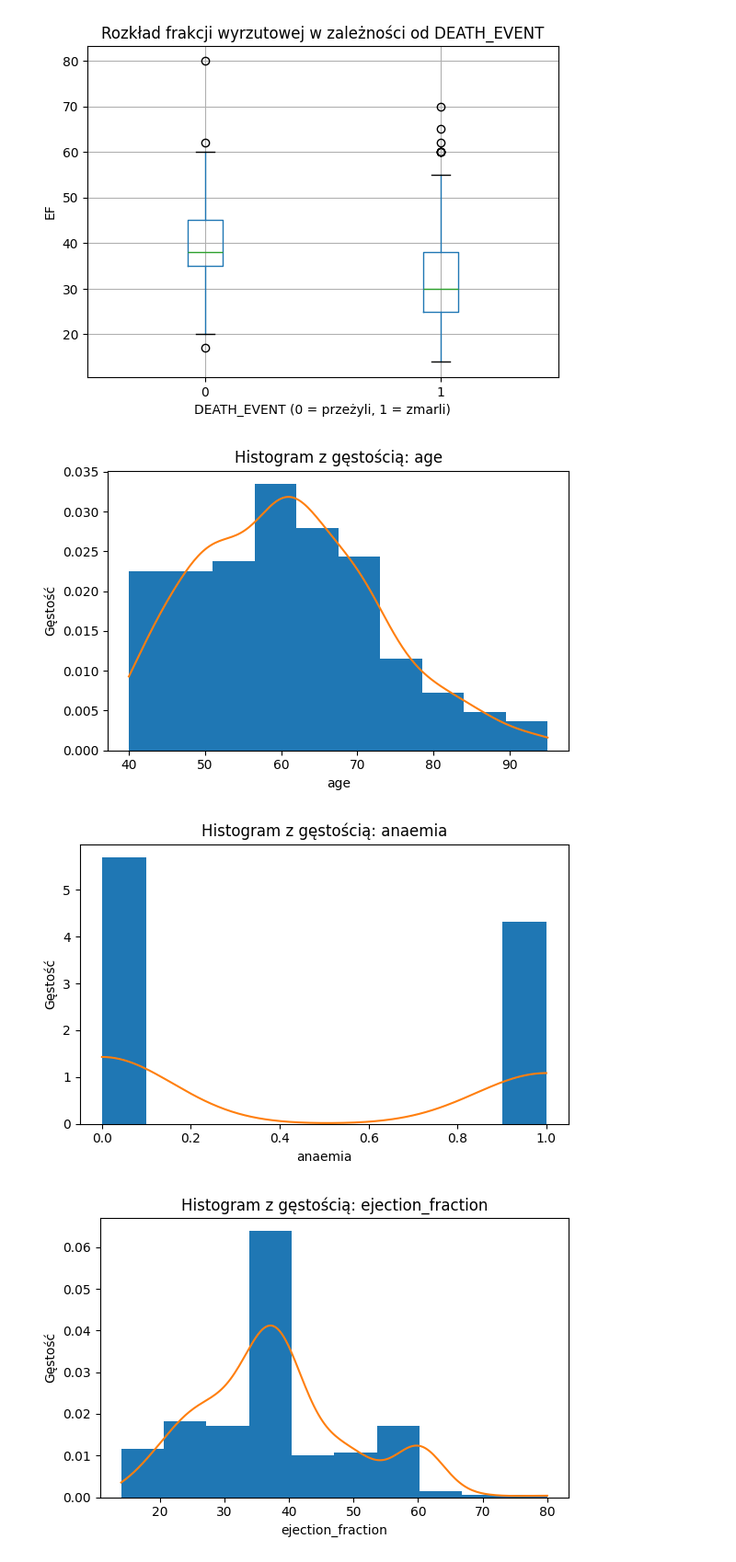
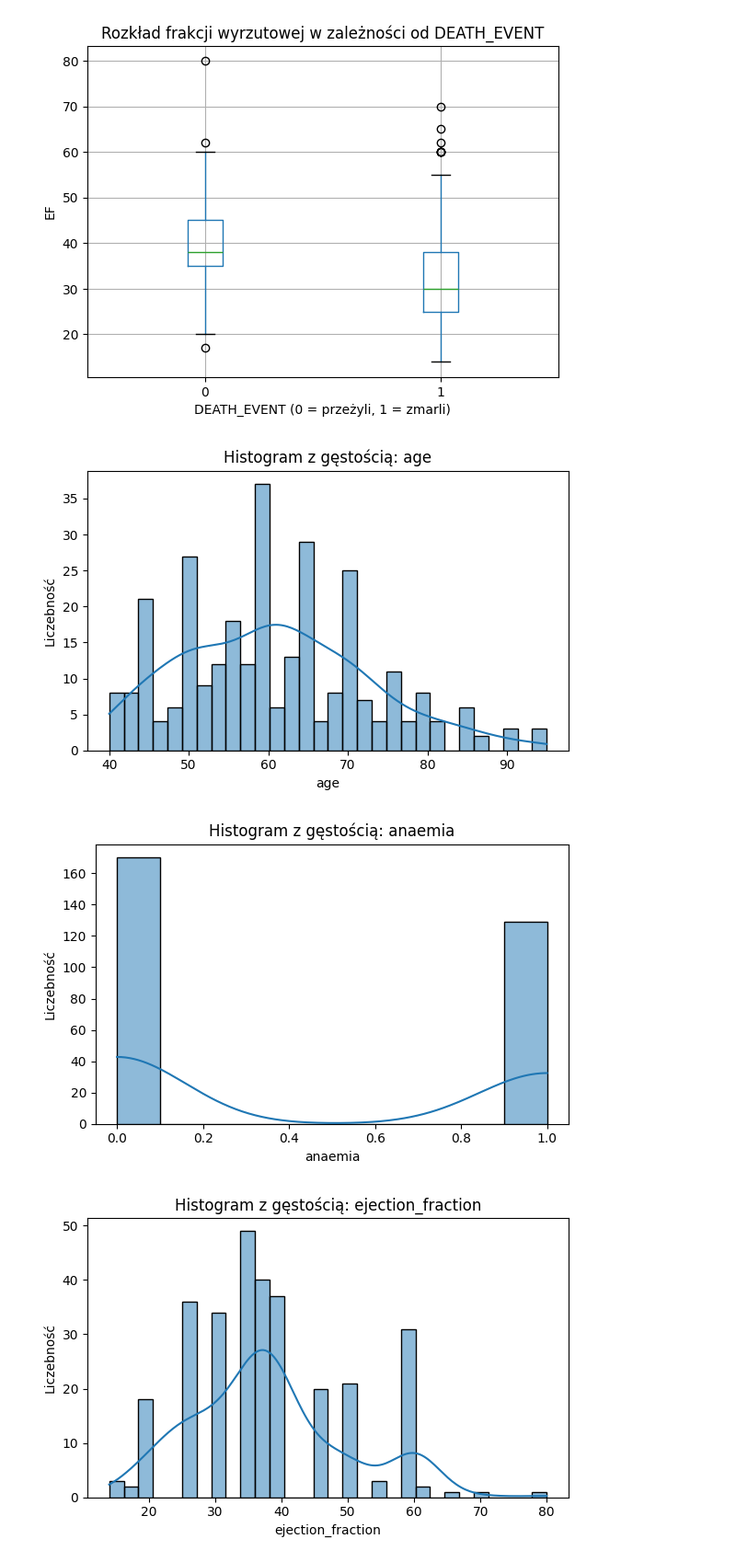
Before and after one commit to Krupahombre/SADM, a Jupyter notebook: hf_statistical_analysis.ipynb, the cells around one changed output. Shown: that part at 92% size. Saved outputs shown, nothing was run; the diff lists cells and outputs as text; code cells hidden in the pictures.

```diff
--- a/hf_statistical_analysis.ipynb
+++ b/hf_statistical_analysis.ipynb
@@ -46,3 +47,27 @@ max & 95.00 & 1.00 & 80.00 & 1.00 & 1.00 & 1.00 \\
 \bottomrule
 \end{tabular}
 \end{table}
+# %%
+stats = []
+
+for col in cols:
+    s = hf[col].dropna()
+    count = s.count()                           # N
+    minimum, maximum = s.min(), s.max()
+    rng = maximum - minimum                      # rozstęp
+    std = s.std(ddof=1)                          # odchylenie standardowe (domyślnie ddof=1)
+    var = s.var(ddof=1)                          # wariancja
+    cv = std / s.mean() * 100                    # coefficient of variation w %
+
+    stats.append({
+        "Zmienna": col,
+        "N": count,
+        "Rozstęp": rng,
+        "Odch. std.": std,
+        "Wariancja": var,
+        "CV (%)": cv
+    })
+
+# zbuduj tabelę i ładnie wyświetl
+df_stats = pd.DataFrame(stats).set_index("Zmienna")
+print(df_stats.to_latex(index=True, float_format="%.2f"))
@@ -126,21 +164,23 @@ plt.show()
 <Figure size 800x600 with 0 Axes>
 [figure]
 # %%
+os.makedirs('plots_desc', exist_ok=True)
+
 for col in cols:
     data = hf[col].dropna()
-    density = gaussian_kde(data)
-    xs = np.linspace(data.min(), data.max(), 200)
+
+    bins = 30 if col in ["age", "ejection_fraction"] else 10
 
     plt.figure(figsize=(6, 4))
-    plt.hist(data, bins=10, density=True)
-    plt.plot(xs, density(xs))
+    sns.histplot(data, bins=bins, kde=True)
 
     plt.xlabel(col)
-    plt.ylabel('Gęstość')
+    plt.ylabel('Liczebność')
     plt.title(f'Histogram z gęstością: {col}')
     plt.tight_layout()
+    plt.savefig(f'plots_desc/{col}.png')
     plt.show()
 # %% [output]
-[figure, old version]
+[figure, new version]
-[figure, old version]
+[figure, new version]
-[figure, old version]
+[figure, new version]
```
Also changed, not shown: parts of 3 cells of this notebook, 3 other files.
